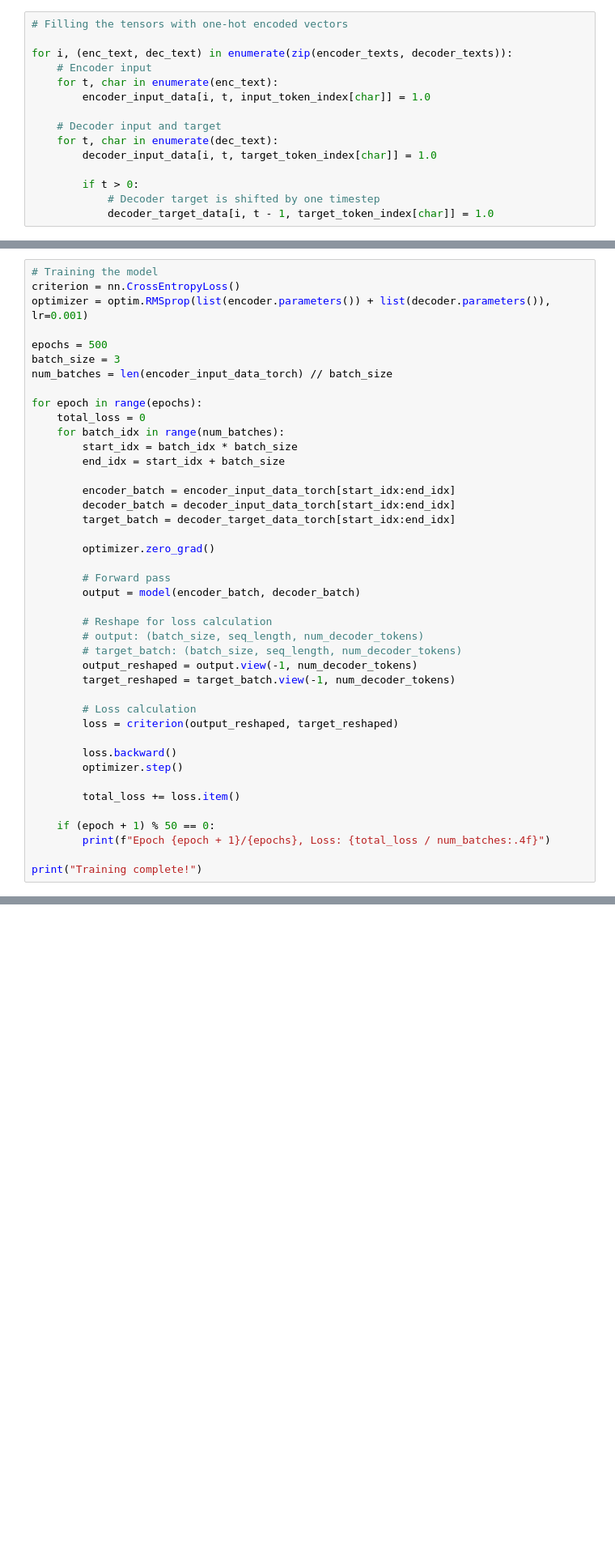
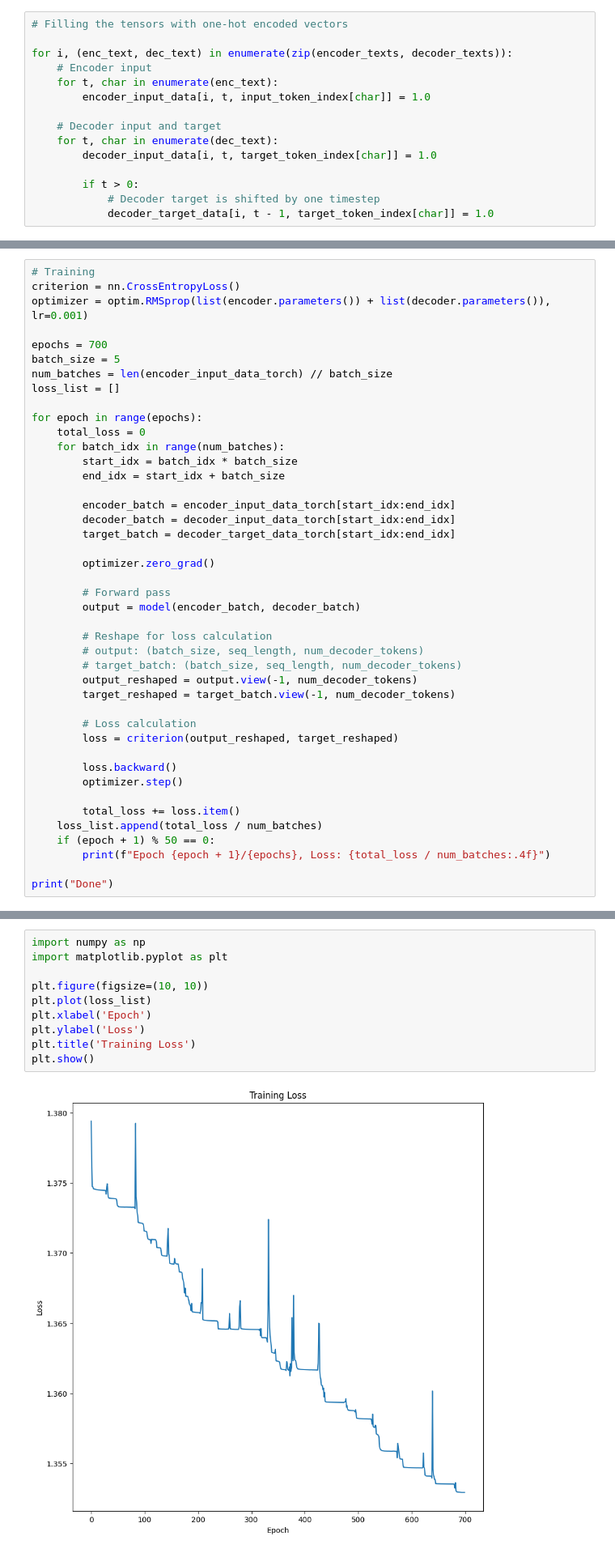
Before and after one commit to Badaszz/LLM_Grind, a Jupyter notebook: seq2seq.ipynb, the cells around one changed output, grey strips where cells are left out. Shown at 81% size. Saved outputs shown, nothing was run; the diff lists cells and outputs as text; blank space fills up the shorter version.

Commit message:
change the batch size, but the performance is still bad

```diff
--- a/seq2seq.ipynb
+++ b/seq2seq.ipynb
@@ -199,11 +248,12 @@ model = Seq2Seq(encoder, decoder).to(device)
 # %%
-# Training the model
+# Training
 criterion = nn.CrossEntropyLoss()
 optimizer = optim.RMSprop(list(encoder.parameters()) + list(decoder.parameters()), lr=0.001)
 
-epochs = 500
-batch_size = 3
+epochs = 700
+batch_size = 5
 num_batches = len(encoder_input_data_torch) // batch_size
+loss_list = []
 
 for epoch in range(epochs):
     total_loss = 0
@@ -233,9 +283,9 @@ for epoch in range(epochs):
         optimizer.step()
 
         total_loss += loss.item()
-
+    loss_list.append(total_loss / num_batches)
     if (epoch + 1) % 50 == 0:
         print(f"Epoch {epoch + 1}/{epochs}, Loss: {total_loss / num_batches:.4f}")
 
-print("Training complete!")
+print("Done")
 # %% [output]
@@ -260,3 +307,15 @@ Epoch 500/500
+# %%
+import numpy as np
+import matplotlib.pyplot as plt
+
+plt.figure(figsize=(10, 10))
+plt.plot(loss_list)
+plt.xlabel('Epoch')
+plt.ylabel('Loss')
+plt.title('Training Loss')
+plt.show()
+# %% [output]
+[figure, added]
 # %%
 reverse_target_char_index = {
     i: char for char, i in target_token_index.items()
```
Also changed, not shown: parts of 8 cells of this notebook, 1 other file.
